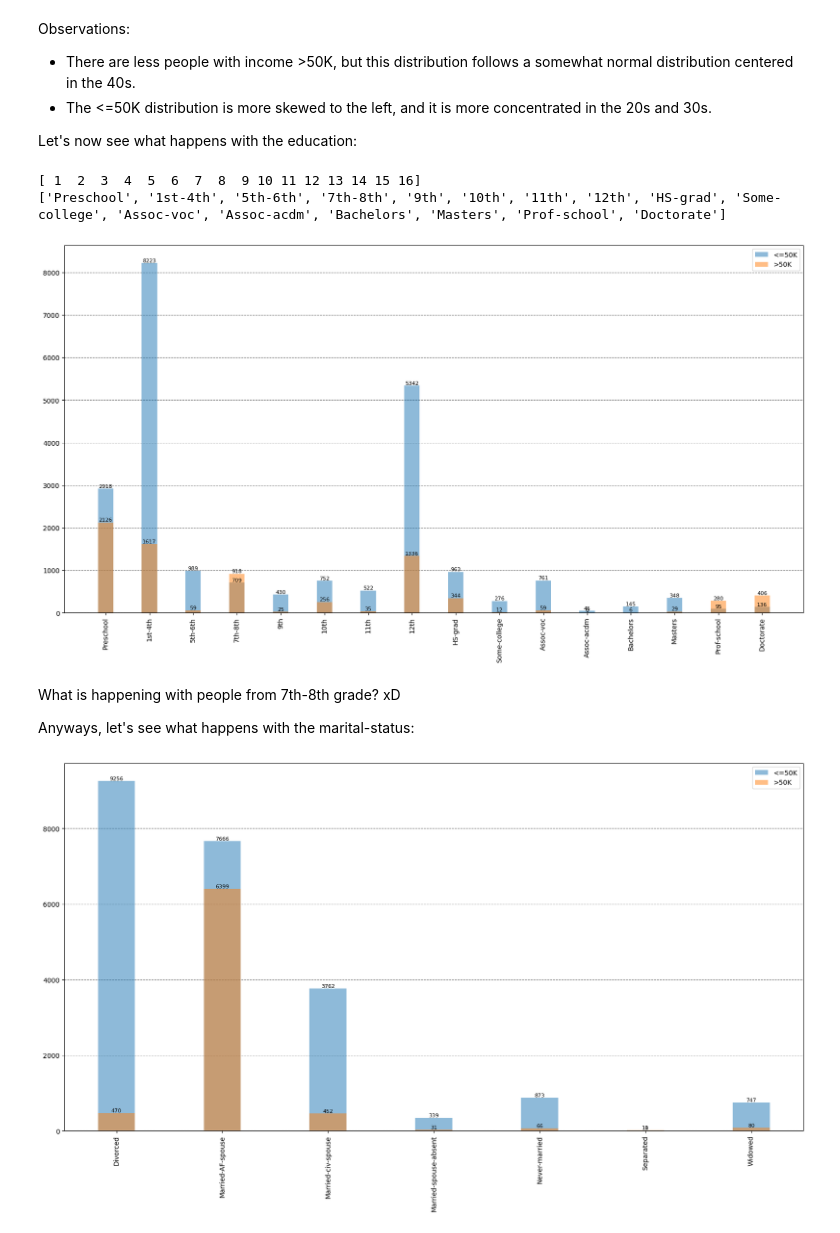
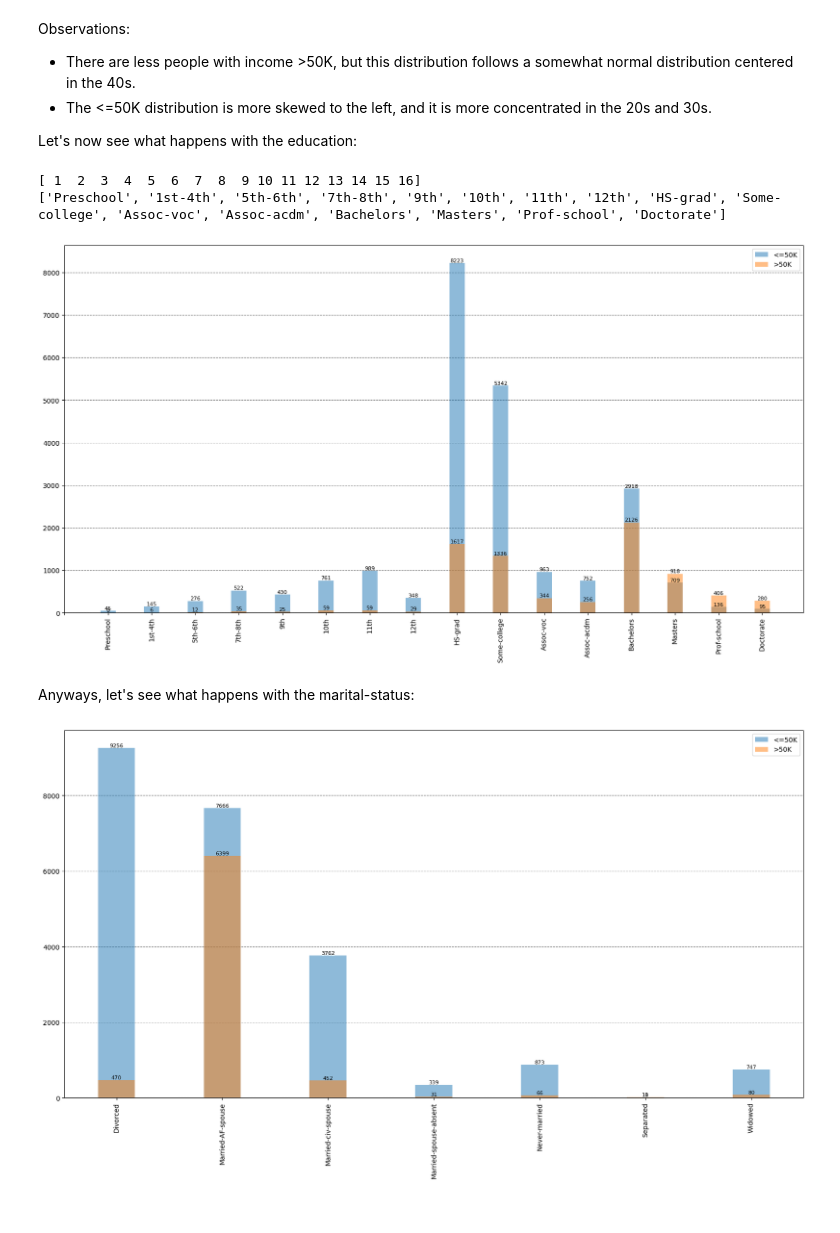
Before and after one commit to Lorenc1o/ML_Project, a Jupyter notebook: source/preliminars.ipynb, the cells around one changed output. Drawn from its saved outputs; the diff is of its cells as text; code cells hidden in the pictures.

```diff
--- a/source/preliminars.ipynb
+++ b/source/preliminars.ipynb
@@ -348,34 +348,32 @@ Let's now see what happens with the education:
 # %%
 #plot the class against the education, for each education we plot the frequency of each class
 plt.figure(figsize=(20,10))
 labels = df['education-num'].unique()
 #sort the labels
 labels.sort()
 #get the correspondent education to each education-num
 labels2 = [df[df['education-num'] == label]['education'].iloc[0] for label in labels]
 print(labels)
 print(labels2)
-bin_edges = np.arange(len(labels)+1) - 0.5
+bin_edges = np.arange(len(labels)+1) + 0.5
 bar_width = 0.35
-plt.hist(df[df['class'] == '<=50K']['education'], alpha=0.5, label='<=50K', bins=bin_edges, align='mid', rwidth=bar_width)
-plt.hist(df[df['class'] == '>50K']['education'], alpha=0.5, label='>50K', bins=bin_edges,align='mid', rwidth=bar_width)
+plt.hist(df[df['class'] == '<=50K']['education-num'], alpha=0.5, label='<=50K', bins=bin_edges, align='mid', rwidth=bar_width)
+plt.hist(df[df['class'] == '>50K']['education-num'], alpha=0.5, label='>50K', bins=bin_edges,align='mid', rwidth=bar_width)
 plt.legend(loc='upper right')
 #rotate the labels and change the numbers to the correspondent education
-plt.xticks(range(len(labels2)), labels2, rotation='vertical')
+plt.xticks(range(len(labels2)+1), ['']+labels2, rotation='vertical')
 #separate the bars
 plt.gca().set_axisbelow(True)
 plt.gca().yaxis.grid(color='gray', linestyle='dashed')
 #plot the values of each bar
 for i, v in enumerate(plt.gca().patches):
     plt.gca().text(v.get_x() + v.get_width()/2., v.get_height(), str(int(v.get_height())), fontsize=8, color='black', ha='center', va='bottom')
 plt.show()
 # %% [output]
 [ 1  2  3  4  5  6  7  8  9 10 11 12 13 14 15 16]
 ['Preschool', '1st-4th', '5th-6th', '7th-8th', '9th', '10th', '11th', '12th', 'HS-grad', 'Some-college', 'Assoc-voc', 'Assoc-acdm', 'Bachelors', 'Masters', 'Prof-school', 'Doctorate']
-[figure, old version]
+[figure, new version]
 # %% [markdown]
-What is happening with people from 7th-8th grade? xD
-
 Anyways, let's see what happens with the marital-status:
 # %%
 #plot the class against the marital-status, for each marital-status we plot the frequency of each class
```
Also changed, not shown: parts of 35 cells of this notebook.
